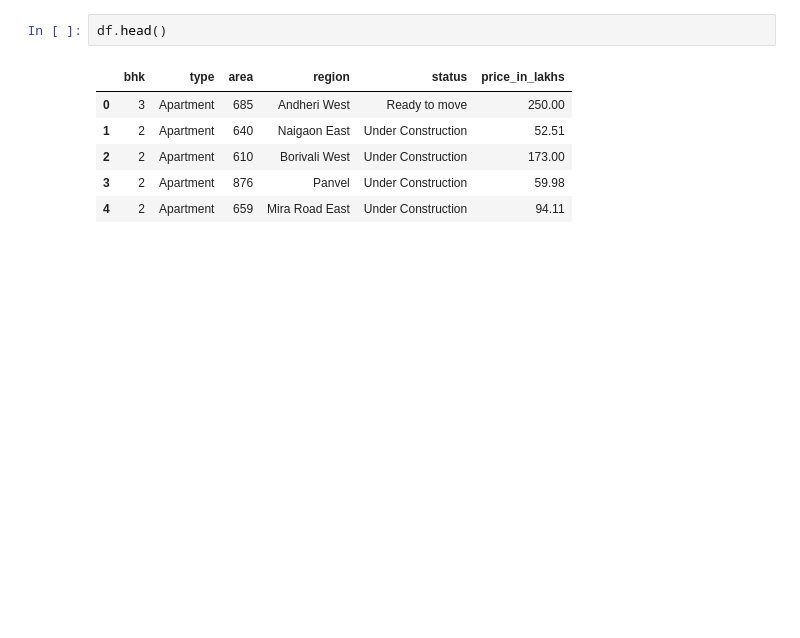
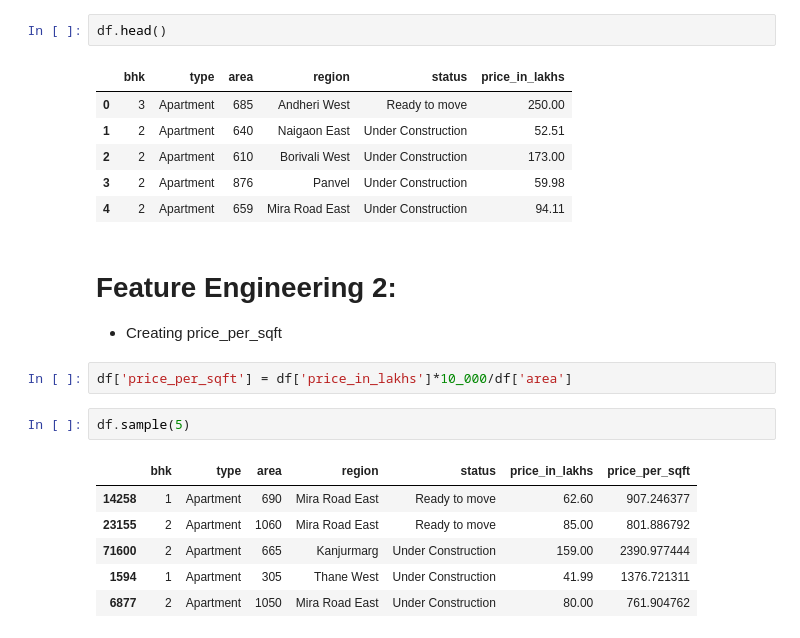
Before and after one commit to Asifdotexe/mumbai-property-price-prediction-model, a Jupyter notebook: code/EDA on Mumbai House Prices.ipynb, the cells around one changed output. Saved outputs shown, nothing was run; the diff lists cells and outputs as text; blank space fills up the shorter version.

Commit message:
#1 created price_per_sqft column

```diff
--- a/code/EDA on Mumbai House Prices.ipynb
+++ b/code/EDA on Mumbai House Prices.ipynb
@@ -311,3 +311,17 @@ df.head()
 | 2 | 2 | Apartment | 610 | Borivali West | Under Construction | 173.00 |
 | 3 | 2 | Apartment | 876 | Panvel | Under Construction | 59.98 |
 | 4 | 2 | Apartment | 659 | Mira Road East | Under Construction | 94.11 |
+# %% [markdown]
+# Feature Engineering 2:
+- Creating price_per_sqft
+# %%
+df['price_per_sqft'] = df['price_in_lakhs']*10_000/df['area']
+# %%
+df.sample(5)
+# %% [output]
+|  | bhk | type | area | region | status | price_in_lakhs | price_per_sqft |
+| 14258 | 1 | Apartment | 690 | Mira Road East | Ready to move | 62.60 | 907.246377 |
+| 23155 | 2 | Apartment | 1060 | Mira Road East | Ready to move | 85.00 | 801.886792 |
+| 71600 | 2 | Apartment | 665 | Kanjurmarg | Under Construction | 159.00 | 2390.977444 |
+| 1594 | 1 | Apartment | 305 | Thane West | Under Construction | 41.99 | 1376.721311 |
+| 6877 | 2 | Apartment | 1050 | Mira Road East | Under Construction | 80.00 | 761.904762 |
```
